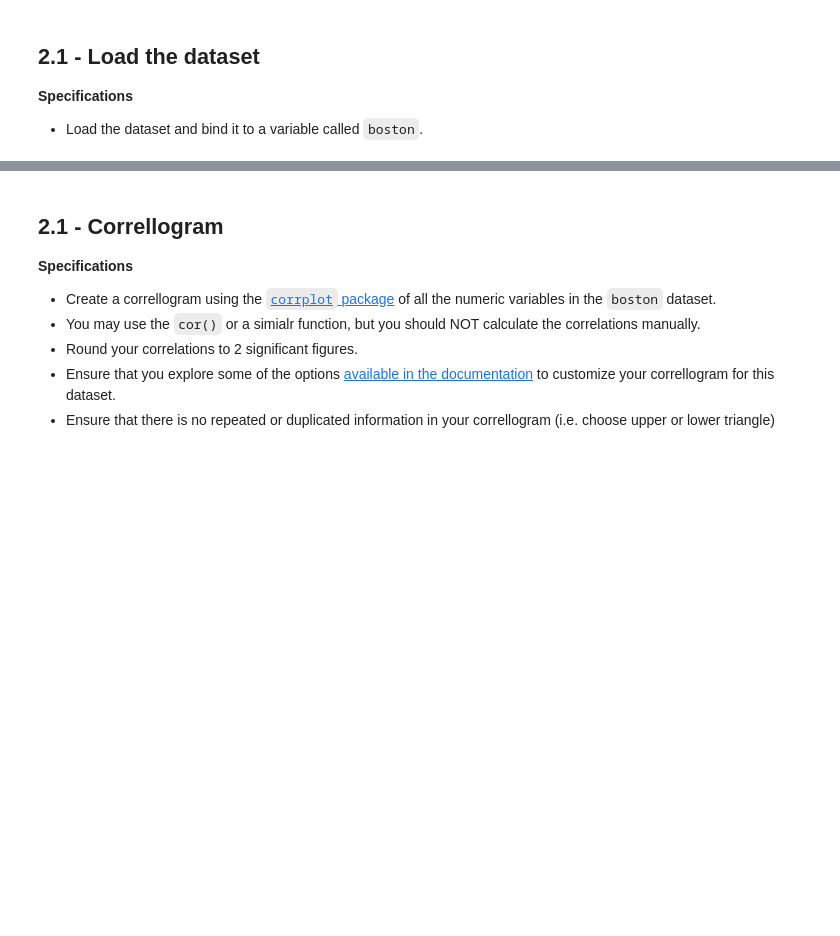
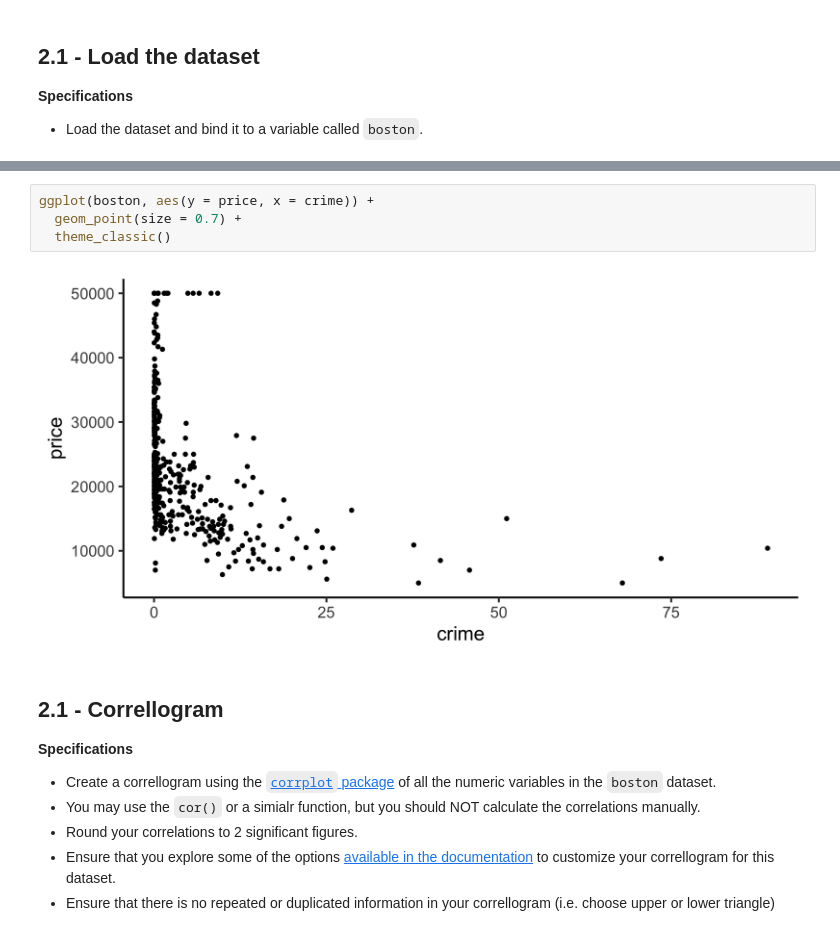
Before and after one commit to org-firasm/ubc_stats, a Jupyter notebook: class/week01/lab.ipynb, the cells around one changed output, grey strips where cells are left out. Saved outputs shown, nothing was run; the diff lists cells and outputs as text; blank space fills up the shorter version.

```diff
--- a/class/week01/lab.ipynb
+++ b/class/week01/lab.ipynb
@@ -139,3 +166,9 @@ A spec_tbl_df: 506 × 14
+# %%
+ggplot(boston, aes(y = price, x = crime)) +
+  geom_point(size = 0.7) +
+  theme_classic()
+# %% [output]
+[figure, added]
 # %% [markdown]
 ## 2.1 - Correllogram
 
```
Also changed, not shown: parts of 57 cells of this notebook, 6 other files.
